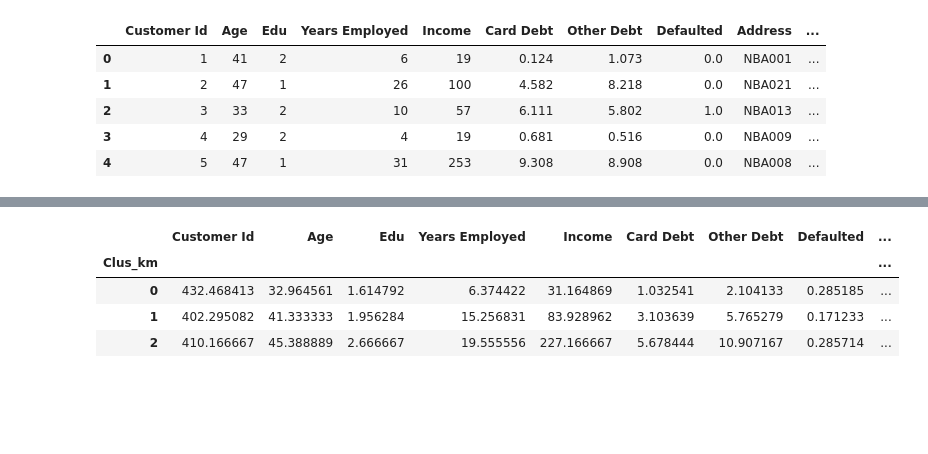
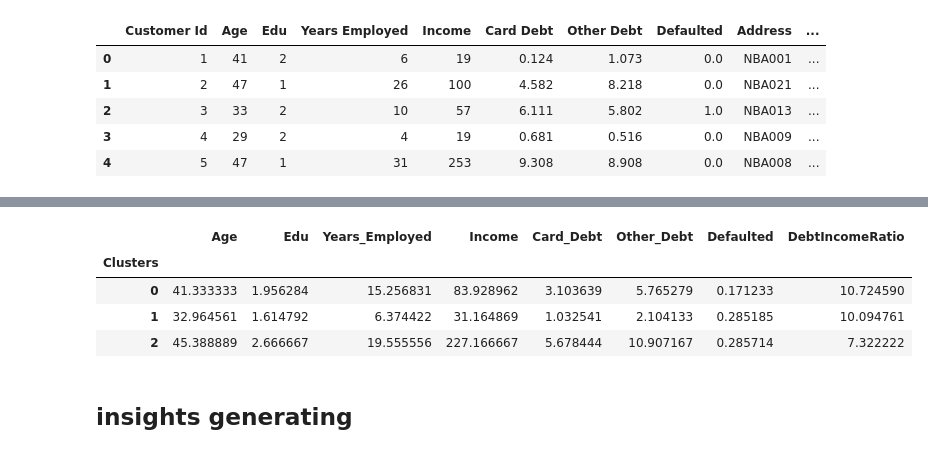
Before and after one commit to Abali-Youssef/machineLearning, a Jupyter notebook: K_MEANS/LAB-K_means.ipynb, the cells around one changed output, grey strips where cells are left out. Cells and saved outputs as stored; diff of their text form; code cells hidden in the pictures; blank space fills up the shorter version.

```diff
--- a/K_MEANS/LAB-K_means.ipynb
+++ b/K_MEANS/LAB-K_means.ipynb
@@ -18,0 +43,2 @@ cust_df.head()
+# %%
+cust_df=cust_df.rename(columns={'Customer Id':'Id','Years Employed':'Years_Employed','Card Debt':'Card_Debt','Other Debt':'Other_Debt'})
@@ -75,5 +129,5 @@ print(labels)
 # %%
 #store labels in new column in our dataset array
-df["Clus_km"] = labels
-df.head(5)
+df["Clusters"] = labels
+df.head(10)
 # %% [output]
@@ -86,9 +145,11 @@ df.head(5)
 # %%
 #grouping all data by "clus_km" and calculate the mean of each group
-df.groupby('Clus_km').mean()
+df.groupby('Clusters').mean().drop('Id',axis=1)
 # %% [output]
-|  | Customer Id | Age | Edu | Years Employed | Income | Card Debt | Other Debt | Defaulted | ... |
-| Clus_km |  |  |  |  |  |  |  |  | ... |
-| 0 | 432.468413 | 32.964561 | 1.614792 | 6.374422 | 31.164869 | 1.032541 | 2.104133 | 0.285185 | ... |
-| 1 | 402.295082 | 41.333333 | 1.956284 | 15.256831 | 83.928962 | 3.103639 | 5.765279 | 0.171233 | ... |
-| 2 | 410.166667 | 45.388889 | 2.666667 | 19.555556 | 227.166667 | 5.678444 | 10.907167 | 0.285714 | ... |
+|  | Age | Edu | Years_Employed | Income | Card_Debt | Other_Debt | Defaulted | DebtIncomeRatio |
+| Clusters |  |  |  |  |  |  |  |  |
+| 0 | 41.333333 | 1.956284 | 15.256831 | 83.928962 | 3.103639 | 5.765279 | 0.171233 | 10.724590 |
+| 1 | 32.964561 | 1.614792 | 6.374422 | 31.164869 | 1.032541 | 2.104133 | 0.285185 | 10.094761 |
+| 2 | 45.388889 | 2.666667 | 19.555556 | 227.166667 | 5.678444 | 10.907167 | 0.285714 | 7.322222 |
+# %% [markdown]
+## insights generating
```
Also changed, not shown: parts of 18 cells of this notebook.
